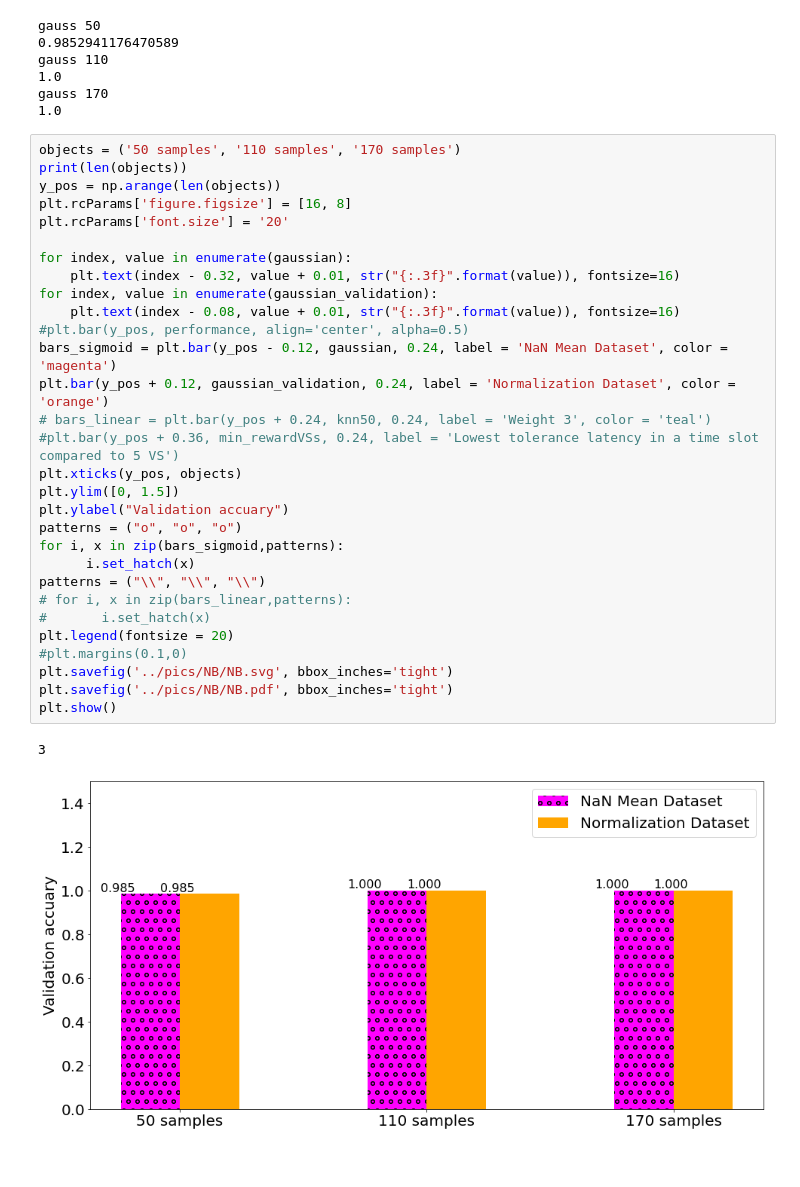
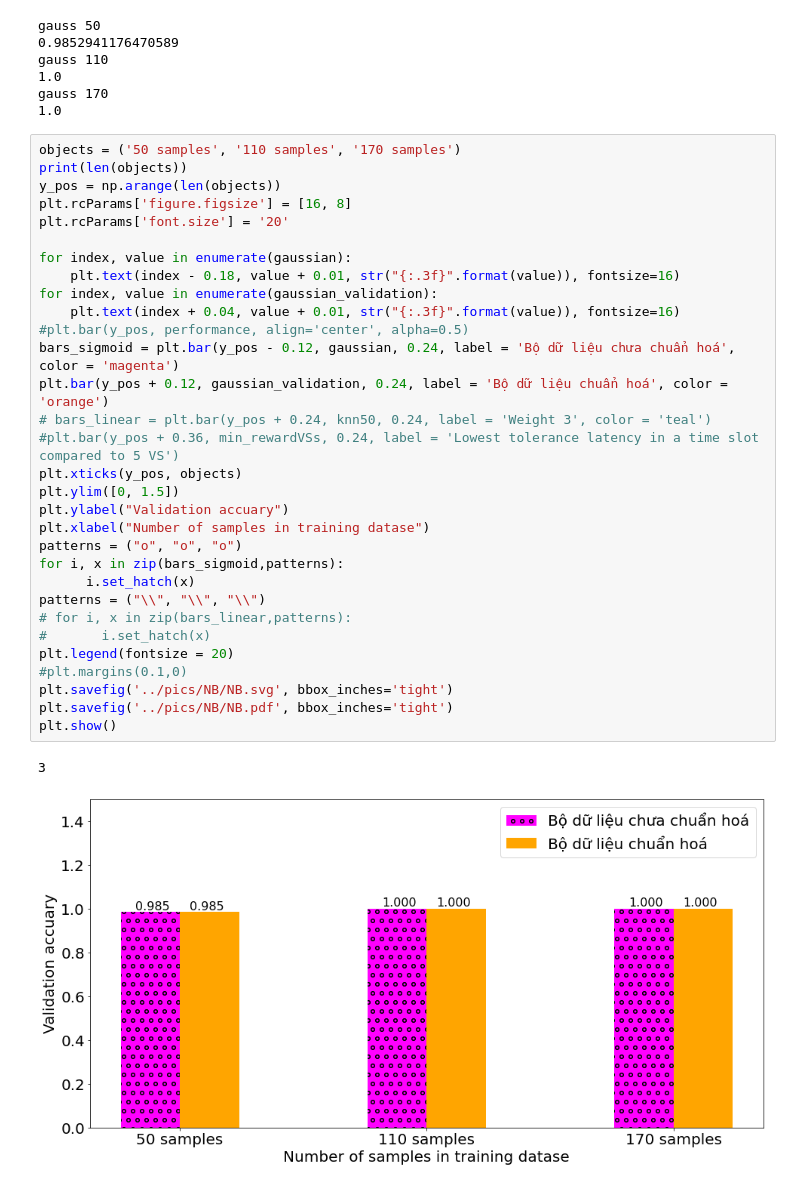
Before and after one commit to Tahuubinh/ML_HUST_PROJECT, a Jupyter notebook: code/Naive_Bayes.ipynb, the cells around one changed output. Cells and saved outputs as stored; diff of their text form.

```diff
--- a/code/Naive_Bayes.ipynb
+++ b/code/Naive_Bayes.ipynb
@@ -120,33 +120,34 @@ gauss 170
 # %%
 objects = ('50 samples', '110 samples', '170 samples')
 print(len(objects))
 y_pos = np.arange(len(objects))
 plt.rcParams['figure.figsize'] = [16, 8]
 plt.rcParams['font.size'] = '20'
 
 for index, value in enumerate(gaussian):
-    plt.text(index - 0.32, value + 0.01, str("{:.3f}".format(value)), fontsize=16)
+    plt.text(index - 0.18, value + 0.01, str("{:.3f}".format(value)), fontsize=16)
 for index, value in enumerate(gaussian_validation):
-    plt.text(index - 0.08, value + 0.01, str("{:.3f}".format(value)), fontsize=16)
+    plt.text(index + 0.04, value + 0.01, str("{:.3f}".format(value)), fontsize=16)
 #plt.bar(y_pos, performance, align='center', alpha=0.5)
-bars_sigmoid = plt.bar(y_pos - 0.12, gaussian, 0.24, label = 'NaN Mean Dataset', color = 'magenta')
-plt.bar(y_pos + 0.12, gaussian_validation, 0.24, label = 'Normalization Dataset', color = 'orange')
+bars_sigmoid = plt.bar(y_pos - 0.12, gaussian, 0.24, label = 'Bộ dữ liệu chưa chuẩn hoá', color = 'magenta')
+plt.bar(y_pos + 0.12, gaussian_validation, 0.24, label = 'Bộ dữ liệu chuẩn hoá', color = 'orange')
 # bars_linear = plt.bar(y_pos + 0.24, knn50, 0.24, label = 'Weight 3', color = 'teal')
 #plt.bar(y_pos + 0.36, min_rewardVSs, 0.24, label = 'Lowest tolerance latency in a time slot compared to 5 VS')
 plt.xticks(y_pos, objects)
 plt.ylim([0, 1.5])
 plt.ylabel("Validation accuary")
+plt.xlabel("Number of samples in training datase")
 patterns = ("o", "o", "o")
 for i, x in zip(bars_sigmoid,patterns):
       i.set_hatch(x)
 patterns = ("\\", "\\", "\\")
 # for i, x in zip(bars_linear,patterns):
 #       i.set_hatch(x)
 plt.legend(fontsize = 20)
 #plt.margins(0.1,0)
 plt.savefig('../pics/NB/NB.svg', bbox_inches='tight')
 plt.savefig('../pics/NB/NB.pdf', bbox_inches='tight')
 plt.show()
 # %% [output]
 3
-[figure, old version]
+[figure, new version]
```
Also changed, not shown: 2 other files.
